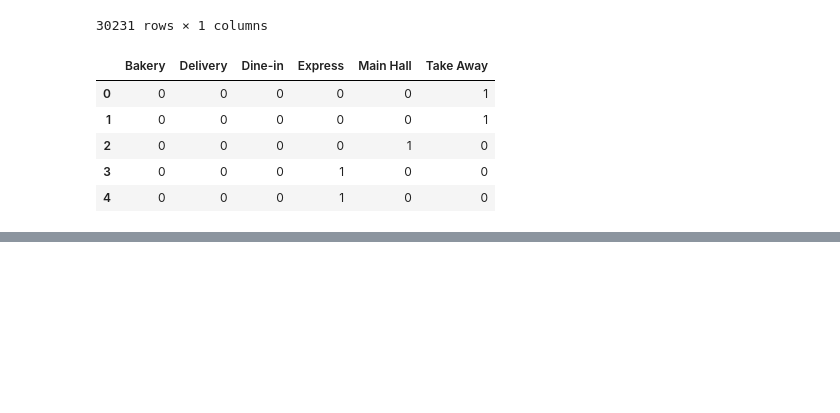
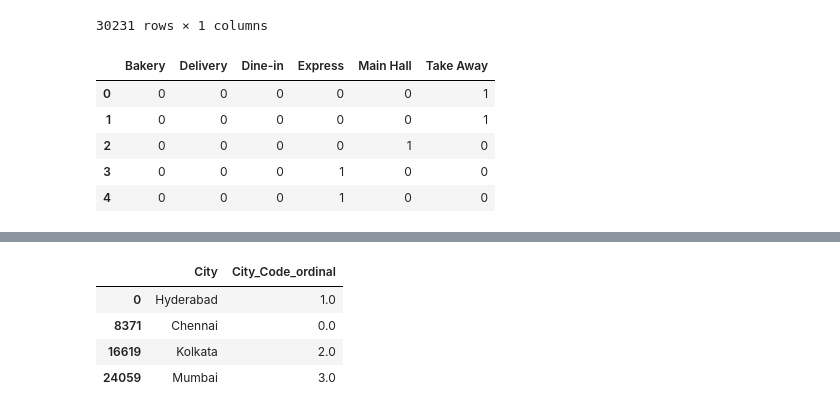
Before and after one commit to venkatesh-manikumar/Datascience-Assignments, a Jupyter notebook: Preprocessing_assignment.ipynb, the cells around one changed output, grey strips where cells are left out. Saved outputs shown, nothing was run; the diff lists cells and outputs as text; code cells hidden in the pictures; blank space fills up the shorter version.

```diff
--- a/Preprocessing_assignment.ipynb
+++ b/Preprocessing_assignment.ipynb
@@ -276,0 +318,15 @@ pd.DataFrame(lb_result , columns = lb.classes_).head()
+# %%
+
+le1 = OrdinalEncoder()
+
+raw['City_Code_ordinal'] = le1.fit_transform(np.asarray(raw['City']).reshape(-1,1))
+
+raw['City'].unique()
+
+raw[['City','City_Code_ordinal']].drop_duplicates()
+# %% [output]
+|  | City | City_Code_ordinal |
+| 0 | Hyderabad | 1.0 |
+| 8371 | Chennai | 0.0 |
+| 16619 | Kolkata | 2.0 |
+| 24059 | Mumbai | 3.0 |
```
Also changed, not shown: parts of 6 cells of this notebook.
